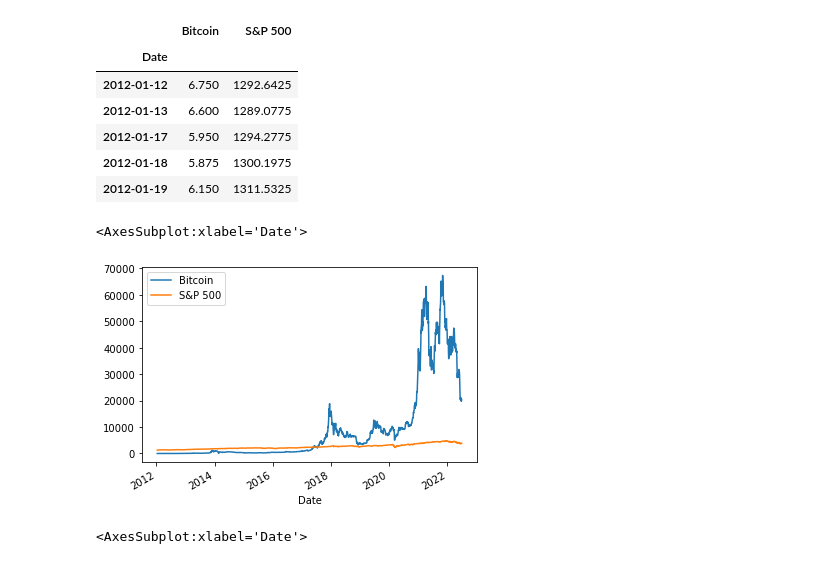
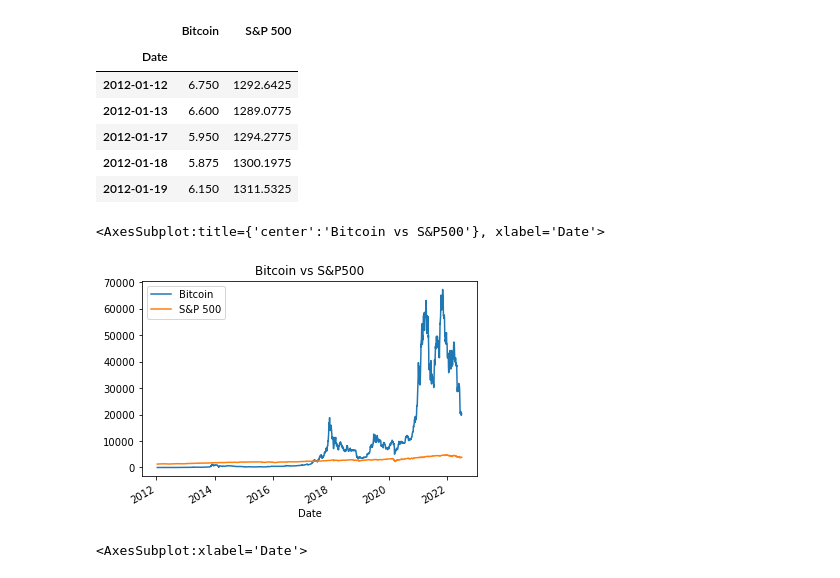
Before and after one commit to derickdecesare/Bitcoin_Quantitative_Analysis, a Jupyter notebook: bitcoin_analysis.ipynb, the cells around one changed output. Saved outputs shown, nothing was run; the diff lists cells and outputs as text; code cells hidden in the pictures.

```diff
--- a/bitcoin_analysis.ipynb
+++ b/bitcoin_analysis.ipynb
@@ -369,8 +394,9 @@ bitcoin_sp500.head()
 | 2012-01-18 | 5.875 | 1300.1975 |
 | 2012-01-19 | 6.150 | 1311.5325 |
 # %%
-bitcoin_sp500.plot()
+# this is the price plot between bitcoin and s&p 500
+bitcoin_sp500.plot(title="Bitcoin vs S&P500")
 # %% [output]
-<AxesSubplot:xlabel='Date'>
+<AxesSubplot:title={'center':'Bitcoin vs S&P500'}, xlabel='Date'>
-[figure, old version]
+[figure, new version]
 # %%
```
Also changed, not shown: parts of 51 cells of this notebook, 1 other file.
